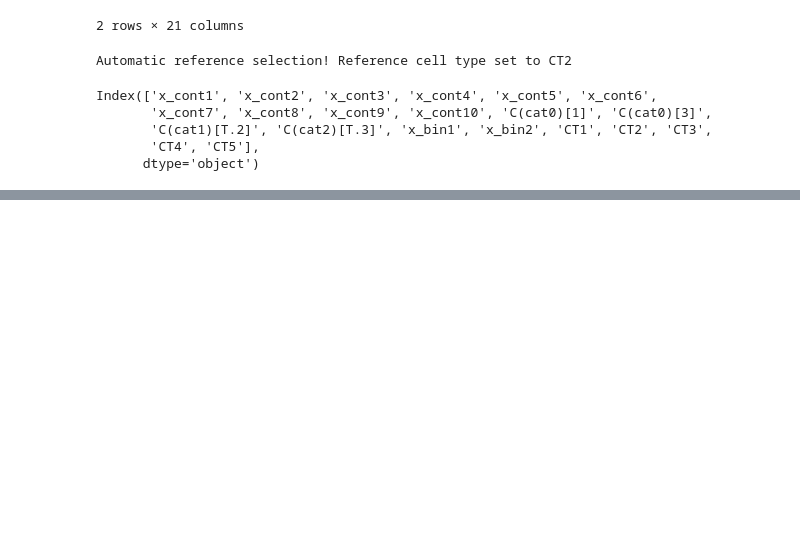
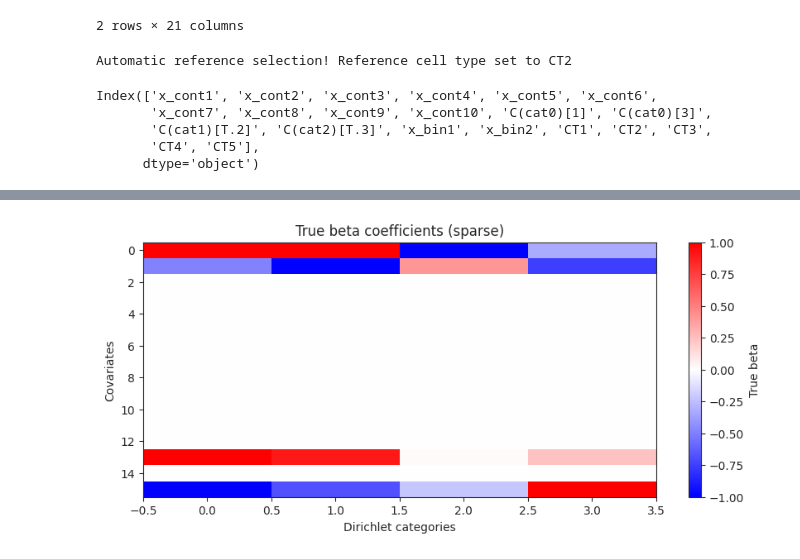
Before and after one commit to ericab322/scCODA, a Jupyter notebook: sccoda/datasets/test.ipynb, the cells around one changed output, grey strips where cells are left out. Saved outputs shown, nothing was run; the diff lists cells and outputs as text; code cells hidden in the pictures; blank space fills up the shorter version.

```diff
--- a/sccoda/datasets/test.ipynb
+++ b/sccoda/datasets/test.ipynb
@@ -245,0 +242,2 @@ None
+# %%
+true_beta_csv = true_beta_csv.drop(columns=["CT5"])
@@ -245,0 +275,10 @@ None
+# %%
+plt.figure(figsize=(10,4))
+plt.imshow(true_beta_csv, aspect="auto", cmap="bwr", vmin=-1, vmax=1)
+plt.colorbar(label="True beta")
+plt.xlabel("Dirichlet categories")
+plt.ylabel("Covariates")
+plt.title("True beta coefficients (sparse)")
+plt.show()
+# %% [output]
+[figure, added]
```
Also changed, not shown: parts of 8 cells of this notebook, 2 other files.
